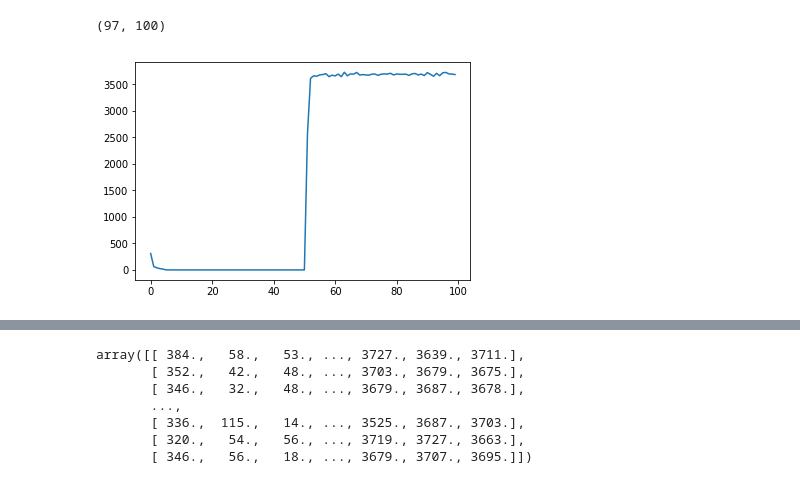
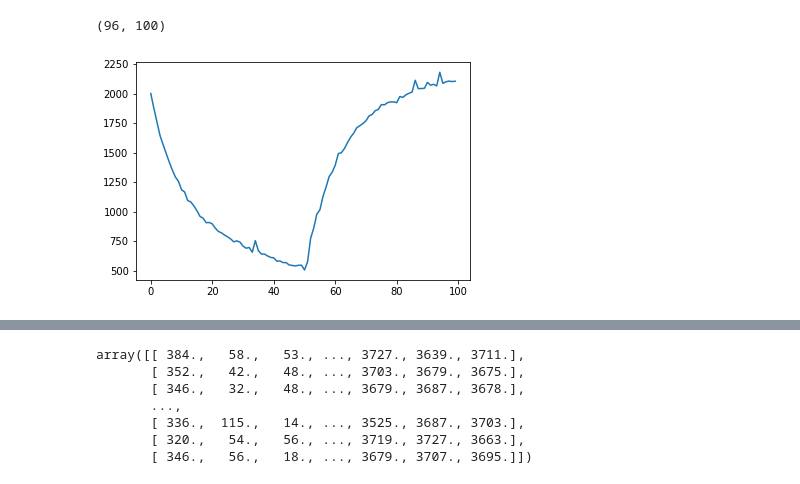
Before and after one commit to RaphaelTEBOUL/conduction_galvanique, a Jupyter notebook: preprocess.ipynb, the cells around one changed output, grey strips where cells are left out. Cells and saved outputs as stored; diff of their text form; code cells hidden in the pictures.

```diff
--- a/preprocess.ipynb
+++ b/preprocess.ipynb
@@ -39,7 +68,7 @@ plt.legend() ; plt.show()
 data_batched = []
 
 for i,f in enumerate(flag1[0][:-1]):
-    batch = np.array(roro1[f+1:flag1[0][i+1]])
+    batch = np.array(m1[f+1:flag1[0][i+1]])
     #print(batch.shape)
     if batch.shape[0]==50:
        # print(i)
@@ -52,4 +81,14 @@ plt.plot(data_batched[-1], label='last_batch')
 plt.legend()
 plt.show()
 print(data_batched.shape)
+
+data_batched = np.reshape(data_batched[:-1,:], (-1,100))
+pickle.dump(data_batched, open('1.pkl', 'wb'))
+data = np.reshape(pickle.load(open('1.pkl', 'rb')), (-1, 100))
+print(data.shape)
+targets=np.array(['1']*data.shape[0])
+plt.plot(data[14])
+plt.show()
+pickle.dump(data, open('C:/Users/tuoab/Documents/GitHub/conduction_galvanique/data/1/input.pkl', 'wb'))
+pickle.dump(targets, open('C:/Users/tuoab/Documents/GitHub/conduction_galvanique/data/1/targets.pkl', 'wb'))
 # %% [output]
@@ -63,0 +205,17 @@ print(data_batched.shape)
+# %%
+data_batched = []
+
+for i,f in enumerate(flag4[0][:-1]):
+    batch = np.array(roro4[f+1:flag4[0][i+1]])
+    #print(batch.shape)
+    if batch.shape[0]==50:
+       # print(i)
+        #print(batch.shape[0])
+        data_batched.append(batch)
+data_batched = np.array(data_batched)
+#print(data_batched)
+plt.plot(data_batched[0], label='batch0')
+plt.plot(data_batched[-1], label='last_batch')
+plt.legend()
+plt.show()
+print(data_batched.shape)
@@ -64,13 +225,13 @@ print(data_batched.shape)
 # %%
-data_batched = np.reshape(data_batched[:-1,:], (-1,100))
-pickle.dump(data_batched, open('droite.pkl', 'wb'))
-data = np.reshape(pickle.load(open('droite.pkl', 'rb')), (-1, 100))
+data_batched = np.reshape(data_batched[1:-1,:], (-1,100))
+pickle.dump(data_batched, open('gauche.pkl', 'wb'))
+data = np.reshape(pickle.load(open('gauche.pkl', 'rb')), (-1, 100))
 print(data.shape)
-targets=np.array(['droite']*data.shape[0])
-plt.plot(data[14])
+targets=np.array(['gauche']*data.shape[0])
+plt.plot(data[13])
 plt.show()
-pickle.dump(data, open('C:/Users/tuoab/Documents/GitHub/conduction_galvanique/data/droite/input.pkl', 'wb'))
-pickle.dump(targets, open('C:/Users/tuoab/Documents/GitHub/conduction_galvanique/data/droite/targets.pkl', 'wb'))
+pickle.dump(data, open('C:/Users/tuoab/Documents/GitHub/conduction_galvanique/data/gauche/input.pkl', 'wb'))
+pickle.dump(targets, open('C:/Users/tuoab/Documents/GitHub/conduction_galvanique/data/gauche/targets.pkl', 'wb'))
 # %% [output]
-(97, 100)
+(96, 100)
-[figure, old version]
+[figure, new version]
```
Also changed, not shown: parts of 10 cells of this notebook, 43 other files.
